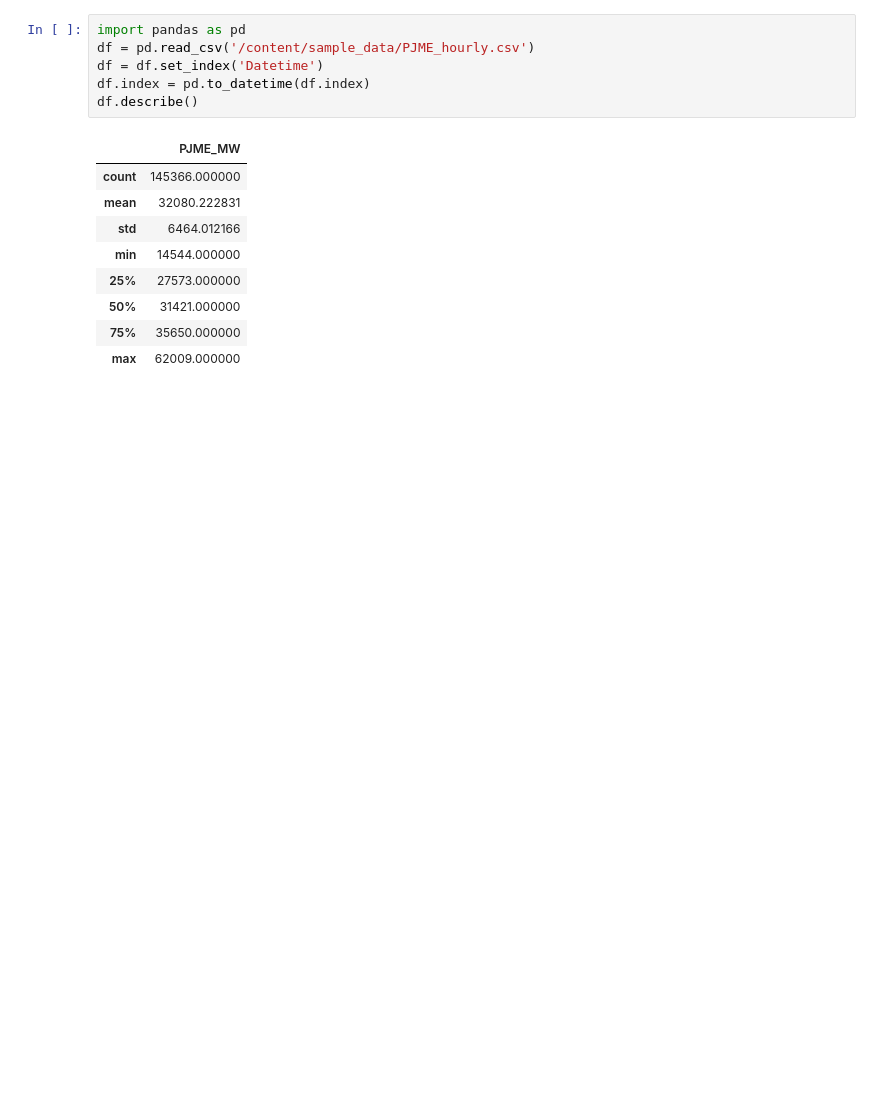
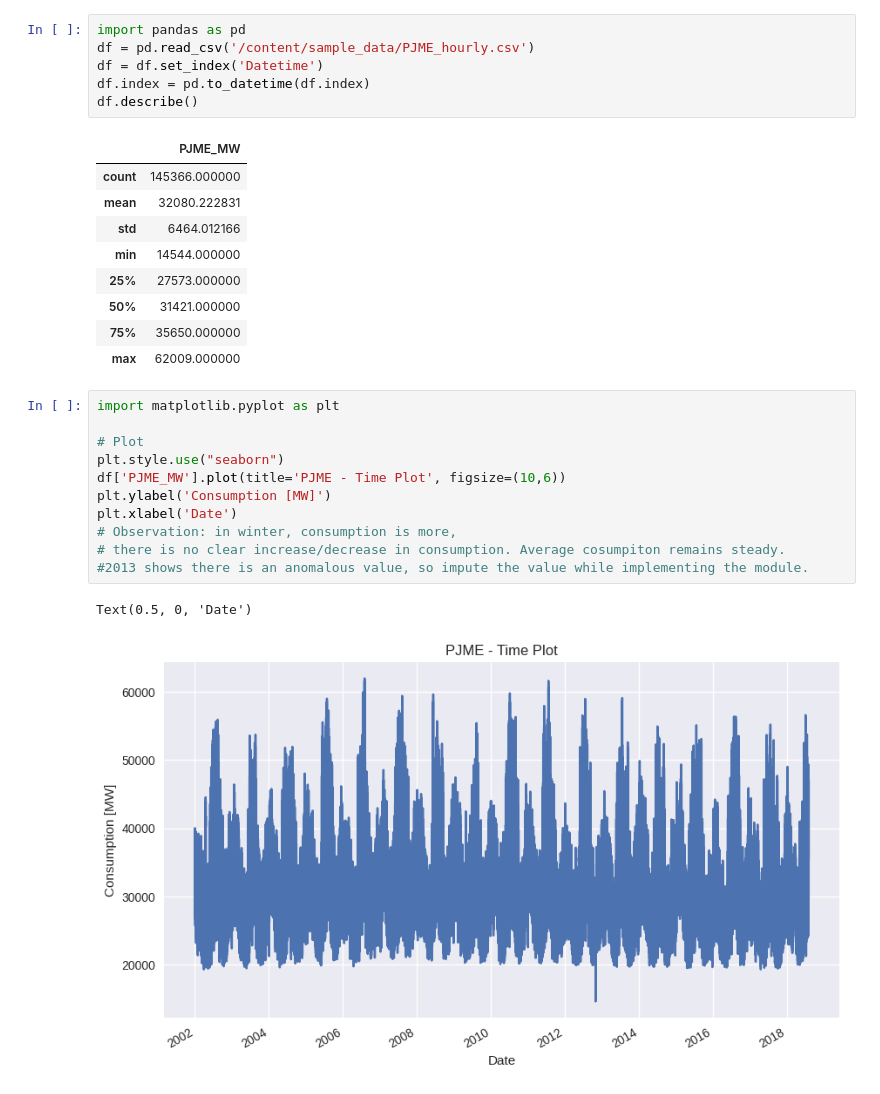
Before and after one commit to KHawaldar/ml-algorithms, a Jupyter notebook: timeseries/energy_consumption.ipynb, the cells around one changed output. Cells and saved outputs as stored; diff of their text form; blank space fills up the shorter version.

```diff
--- a/timeseries/energy_consumption.ipynb
+++ b/timeseries/energy_consumption.ipynb
@@ -14,3 +68,17 @@ df.describe()
 | 50% | 31421.000000 |
 | 75% | 35650.000000 |
 | max | 62009.000000 |
+# %%
+import matplotlib.pyplot as plt
+
+# Plot
+plt.style.use("seaborn")
+df['PJME_MW'].plot(title='PJME - Time Plot', figsize=(10,6))
+plt.ylabel('Consumption [MW]')
+plt.xlabel('Date')
+# Observation: in winter, consumption is more,
+# there is no clear increase/decrease in consumption. Average cosumpiton remains steady.
+#2013 shows there is an anomalous value, so impute the value while implementing the module.
+# %% [output]
+Text(0.5, 0, 'Date')
+[figure, added]
```
Also changed, not shown: parts of 10 cells of this notebook.
